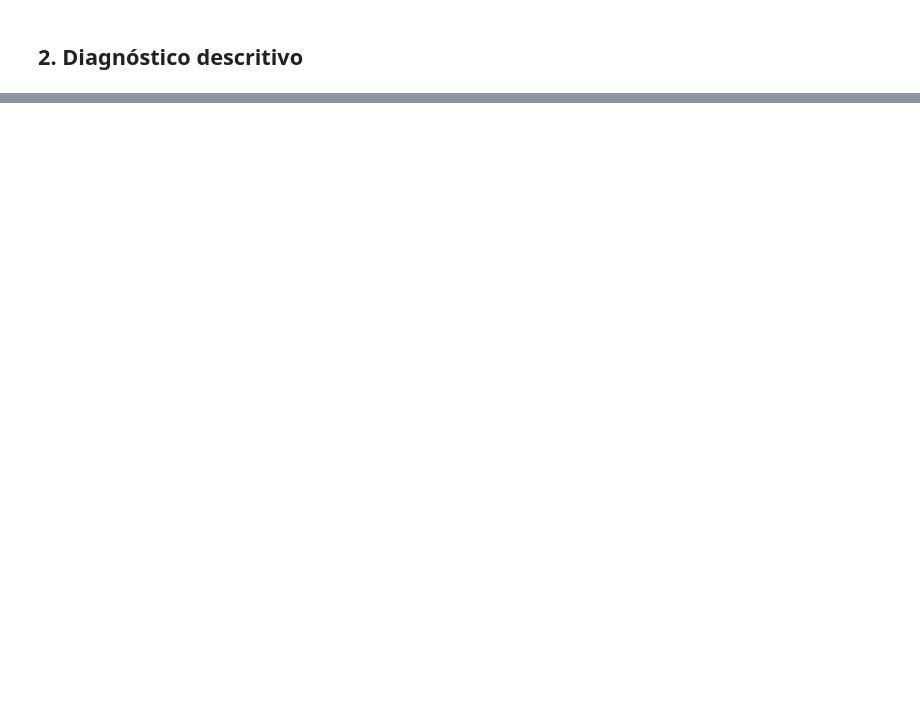
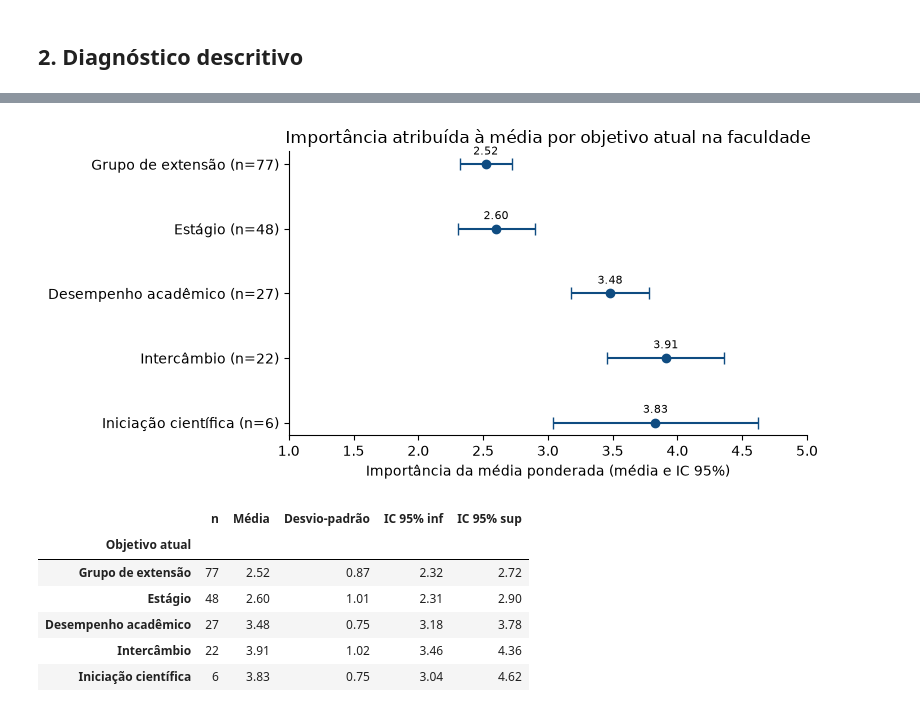
Before and after one commit to pedro-lemee/estudo-grupos-de-extensao, a Jupyter notebook: notebooks/01_Formacao_Extensao_vs_Poli.ipynb, the cells around one changed output, grey strips where cells are left out. Saved outputs shown, nothing was run; the diff lists cells and outputs as text; code cells hidden in the pictures; blank space fills up the shorter version.

```diff
--- a/notebooks/01_Formacao_Extensao_vs_Poli.ipynb
+++ b/notebooks/01_Formacao_Extensao_vs_Poli.ipynb
@@ -1469,0 +448,6 @@ family_display
+# %%
+df_objetivo = df.dropna(subset=["objetivo_faculdade"])
+p6 = one_way_anova(df_objetivo, "importancia_media", "objetivo_faculdade",
+                   title="ANOVA de 1 fator: importância da média por objetivo atual")
+p6.to_csv(TAB_DIR / "f1_tab09_p6_anova.csv")
+p6
@@ -1469,0 +464,13 @@ family_display
+# %%
+p6_means = group_means(df_objetivo, "importancia_media", "objetivo_faculdade", "Objetivo atual")
+plot_goal_means(p6_means, GOAL_ORDER, FIG_DIR / "f1_fig04_importancia_media_por_objetivo.png")
+p6_means
+# %% [output]
+[figure, added]
+|  | n | Média | Desvio-padrão | IC 95% inf | IC 95% sup |
+| Objetivo atual |  |  |  |  |  |
+| Grupo de extensão | 77 | 2.52 | 0.87 | 2.32 | 2.72 |
+| Estágio | 48 | 2.60 | 1.01 | 2.31 | 2.90 |
+| Desempenho acadêmico | 27 | 3.48 | 0.75 | 3.18 | 3.78 |
+| Intercâmbio | 22 | 3.91 | 1.02 | 3.46 | 4.36 |
+| Iniciação científica | 6 | 3.83 | 0.75 | 3.04 | 4.62 |
```
Also changed, not shown: parts of 122 cells of this notebook, 38 other files.
